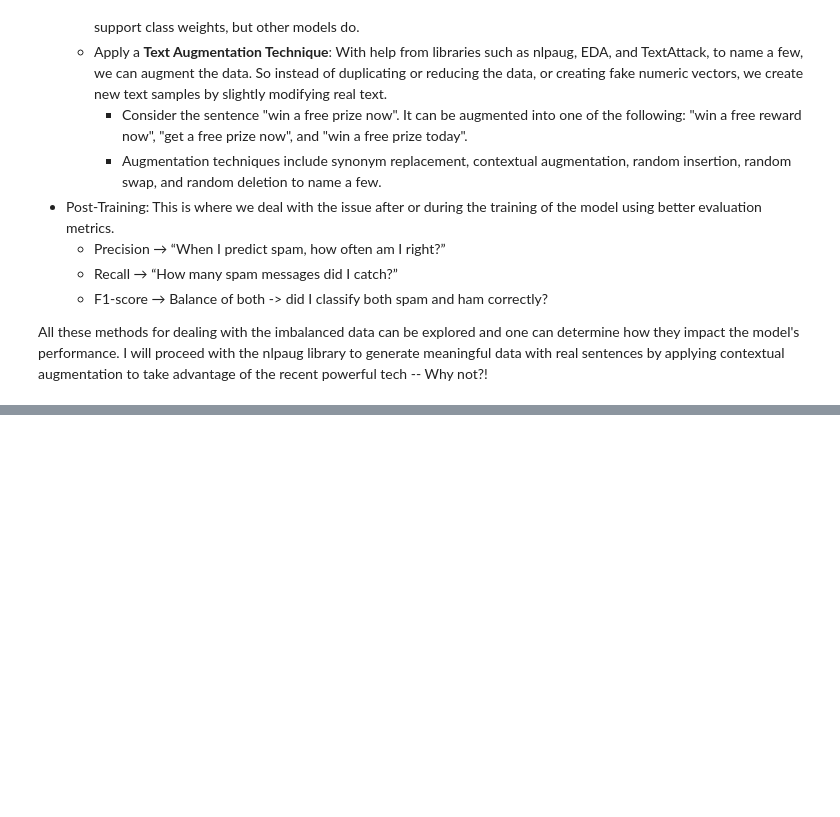
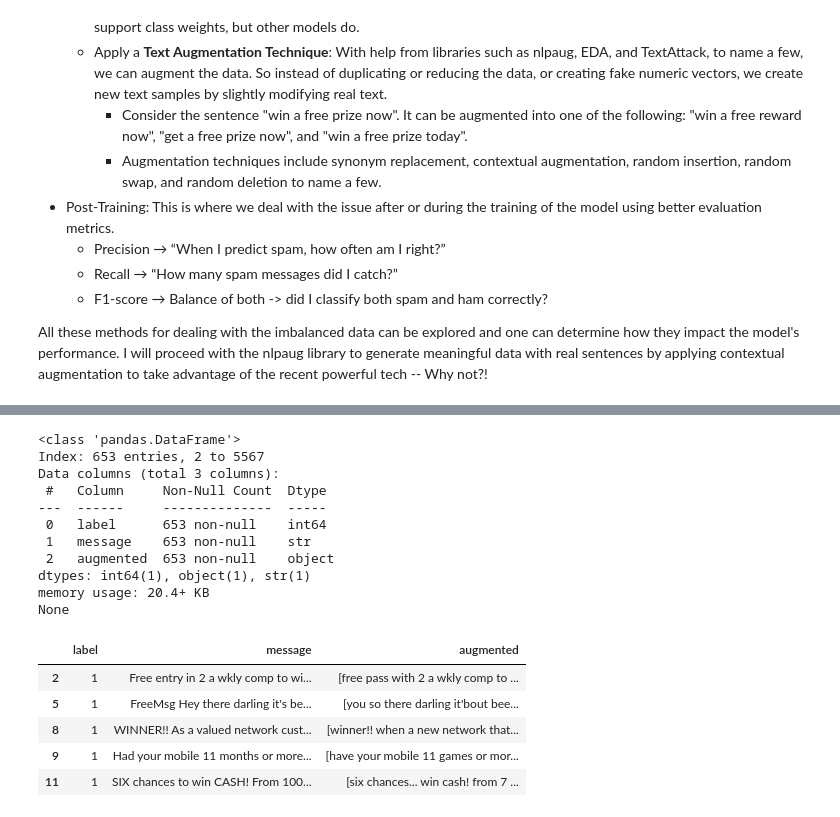
Before and after one commit to Isaacdvs2/Data-Science-AI-ML-, a Jupyter notebook: NLP/NLTK.ipynb, the cells around one changed output, grey strips where cells are left out. Saved outputs shown, nothing was run; the diff lists cells and outputs as text; code cells hidden in the pictures; blank space fills up the shorter version.

```diff
--- a/NLP/NLTK.ipynb
+++ b/NLP/NLTK.ipynb
@@ -255,2 +252,36 @@ To support symlinks on Windows, you either need to activate Developer Mode or to
 # %%
-# apply to
+# apply only to the spam features (separate spam and ham)
+spam_df = sms_data[sms_data['label'] == 1]
+ham_df = sms_data[sms_data['label'] == 0]
+# %%
+# Create a function to apply the augmentation with a fallback logic if augmentation fails
+def augment_data(text):
+    try:
+        return aug.augment(text)
+    except:
+        return text
+
+#create the augmented samples
+spam_df['augmented'] = spam_df['message'].apply(augment_data)
+# %%
+# assess
+print(spam_df.info())
+spam_df.head()
+# %% [output]
+<class 'pandas.DataFrame'>
+Index: 653 entries, 2 to 5567
+Data columns (total 3 columns):
+ #   Column     Non-Null Count  Dtype
+---  ------     --------------  -----
+ 0   label      653 non-null    int64
+ 1   message    653 non-null    str
+ 2   augmented  653 non-null    object
+dtypes: int64(1), object(1), str(1)
+memory usage: 20.4+ KB
+None
+|  | label | message | augmented |
+| 2 | 1 | Free entry in 2 a wkly comp to wi... | [free pass with 2 a wkly comp to ... |
+| 5 | 1 | FreeMsg Hey there darling it's be... | [you so there darling it'bout bee... |
+| 8 | 1 | WINNER!! As a valued network cust... | [winner!! when a new network that... |
+| 9 | 1 | Had your mobile 11 months or more... | [have your mobile 11 games or mor... |
+| 11 | 1 | SIX chances to win CASH! From 100... | [six chances... win cash! from 7 ... |
```
Also changed, not shown: parts of 10 cells of this notebook.
